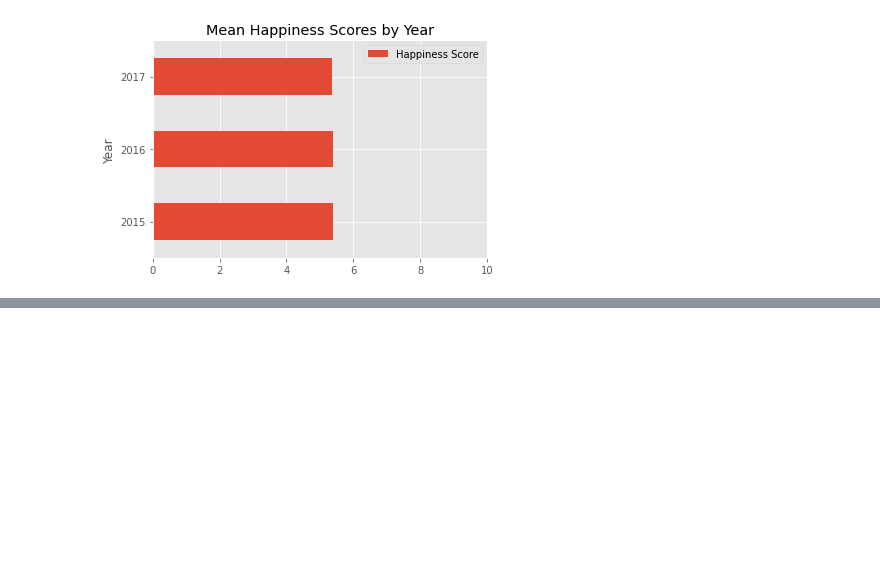
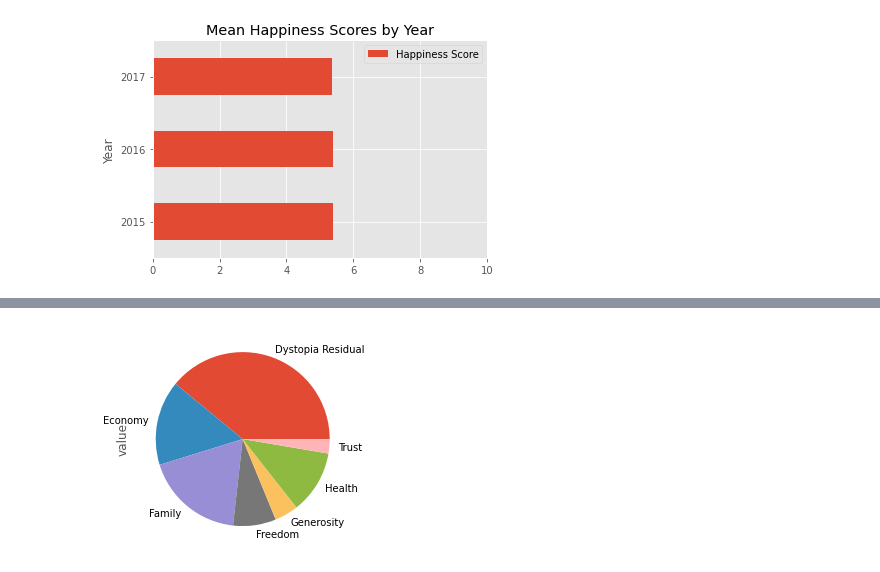
Before and after one commit to VictorOmondi1997/exploring-whr, a Jupyter notebook: exploring_whr.ipynb, the cells around one changed output, grey strips where cells are left out. Cells and saved outputs as stored; diff of their text form; code cells hidden in the pictures; blank space fills up the shorter version.

```diff
--- a/exploring_whr.ipynb
+++ b/exploring_whr.ipynb
@@ -142,0 +158,3 @@ mean world happiness score stayed approximately the same from 2015 to 2017.
+# %%
+happiness2015=happiness2015.rename({'Economy (GDP per Capita)': 'Economy', 'Health (Life Expectancy)': 'Health', 'Trust (Government Corruption)': 'Trust' }, axis=1)
+happiness2015.columns
@@ -142,0 +193,6 @@ mean world happiness score stayed approximately the same from 2015 to 2017.
+# %%
+main_cols = ['Country', 'Region', 'Happiness Rank', 'Happiness Score']
+factors = ['Economy', 'Family', 'Health', 'Freedom', 'Trust', 'Generosity', 'Dystopia Residual']
+melt=pd.melt(happiness2015, id_vars=main_cols,value_vars=factors)
+melt['Percentage']=round((melt.value/melt['Happiness Score'])*100,2)
+melt.head()
@@ -142,0 +206,6 @@ mean world happiness score stayed approximately the same from 2015 to 2017.
+# %%
+pv_melt=melt.pivot_table(index='variable', values='value')
+pv_melt.plot(kind='pie', y='value', legend=False)
+plt.show()
+# %% [output]
+[figure, added]
```
Also changed, not shown: parts of 8 cells of this notebook.
